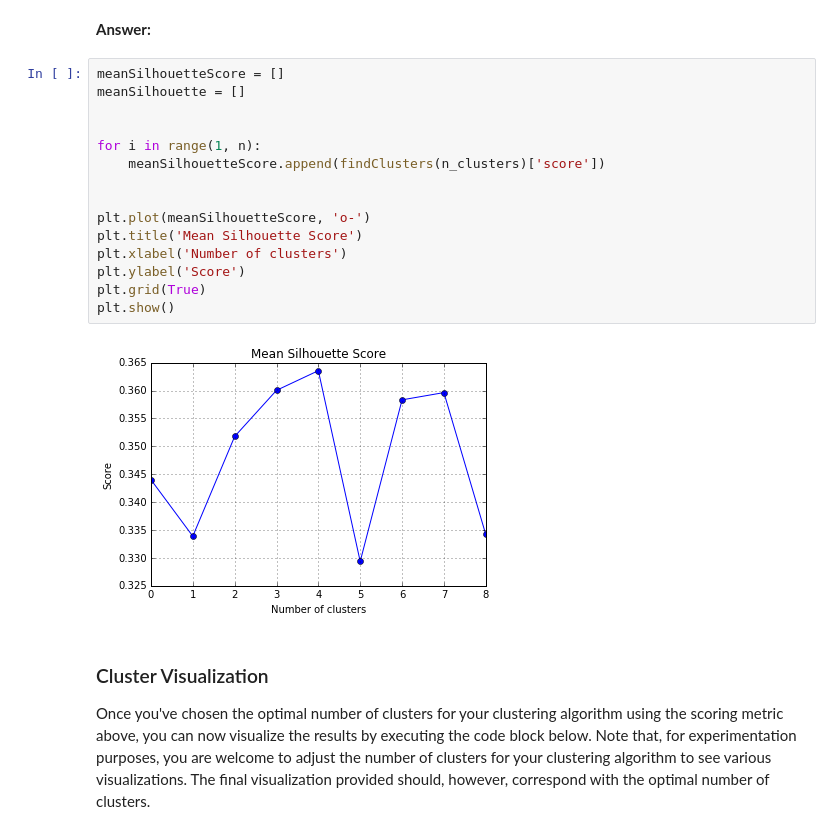
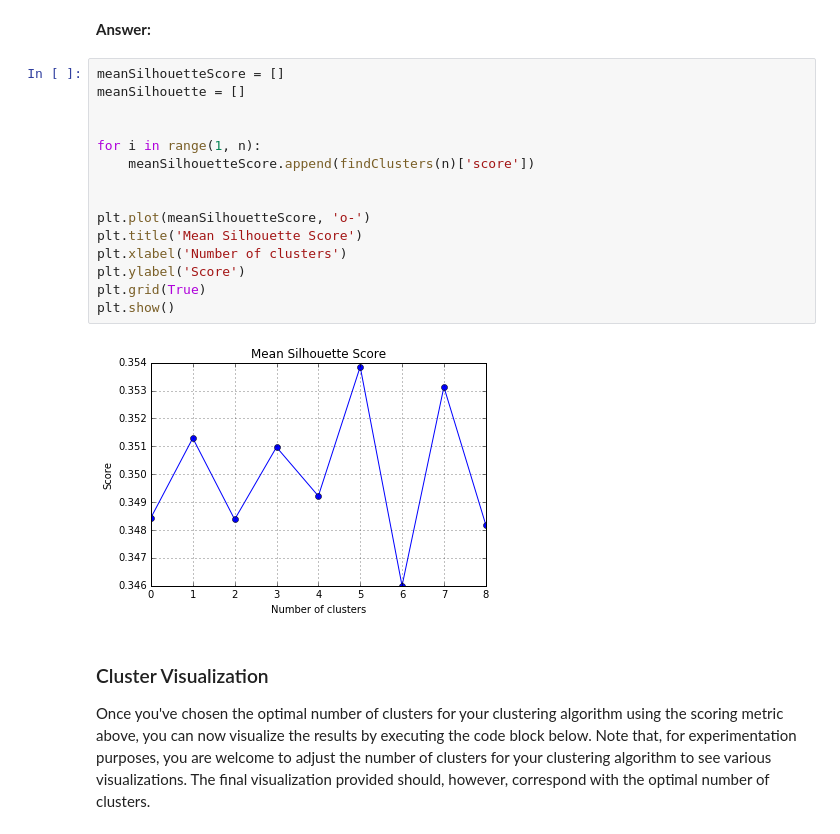
Before and after one commit to omoju/creatingCustomerSegments, a Jupyter notebook: customerSegments.ipynb, the cells around one changed output. Drawn from its saved outputs; the diff is of its cells as text.

```diff
--- a/customerSegments.ipynb
+++ b/customerSegments.ipynb
@@ -589,20 +605,20 @@ plt.show()
 # %%
 meanSilhouetteScore = []
 meanSilhouette = []
 
 
 for i in range(1, n):
-    meanSilhouetteScore.append(findClusters(n_clusters)['score'])
+    meanSilhouetteScore.append(findClusters(n)['score'])
 
 
 plt.plot(meanSilhouetteScore, 'o-')
 plt.title('Mean Silhouette Score')
 plt.xlabel('Number of clusters')
 plt.ylabel('Score')
 plt.grid(True)
 plt.show()
 # %% [output]
-[figure, old version]
+[figure, new version]
 # %% [markdown]
 ### Cluster Visualization
 Once you've chosen the optimal number of clusters for your clustering algorithm using the scoring metric above, you can now visualize the results by executing the code block below. Note that, for experimentation purposes, you are welcome to adjust the number of clusters for your clustering algorithm to see various visualizations. The final visualization provided should, however, correspond with the optimal number of clusters.
```
Also changed, not shown: parts of 11 cells of this notebook.
